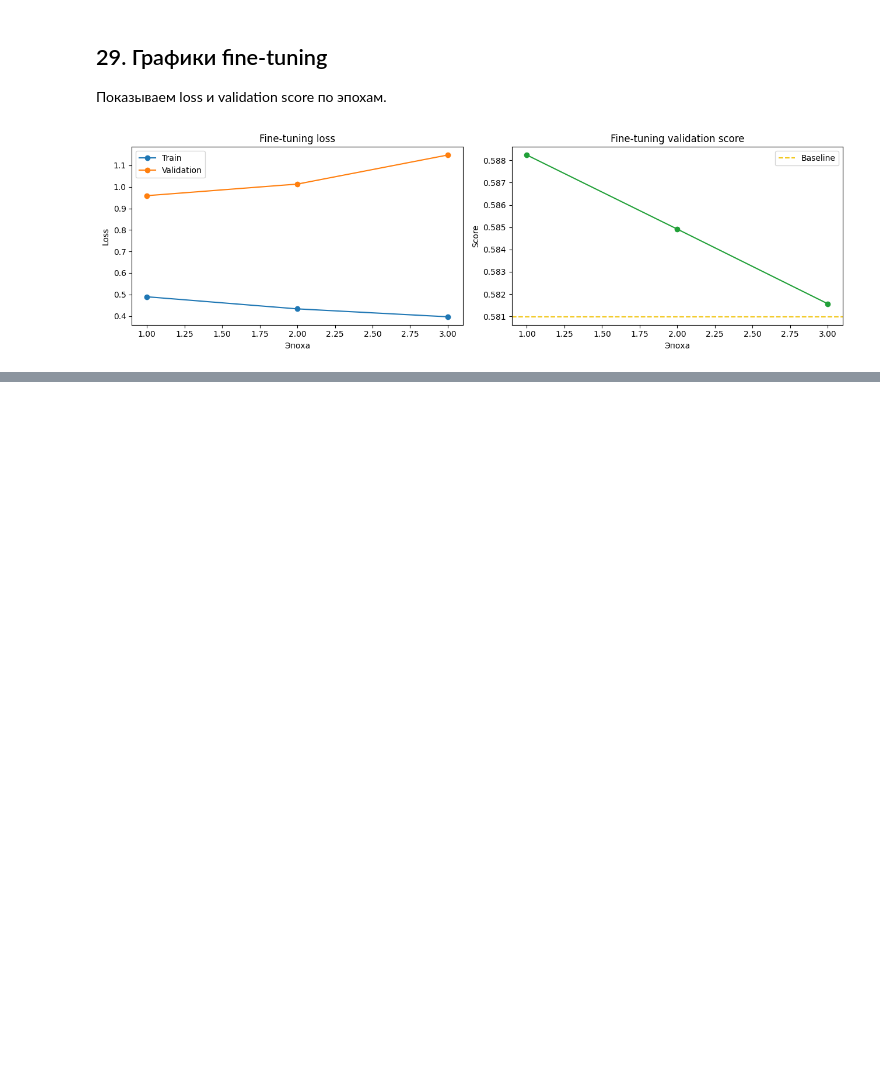
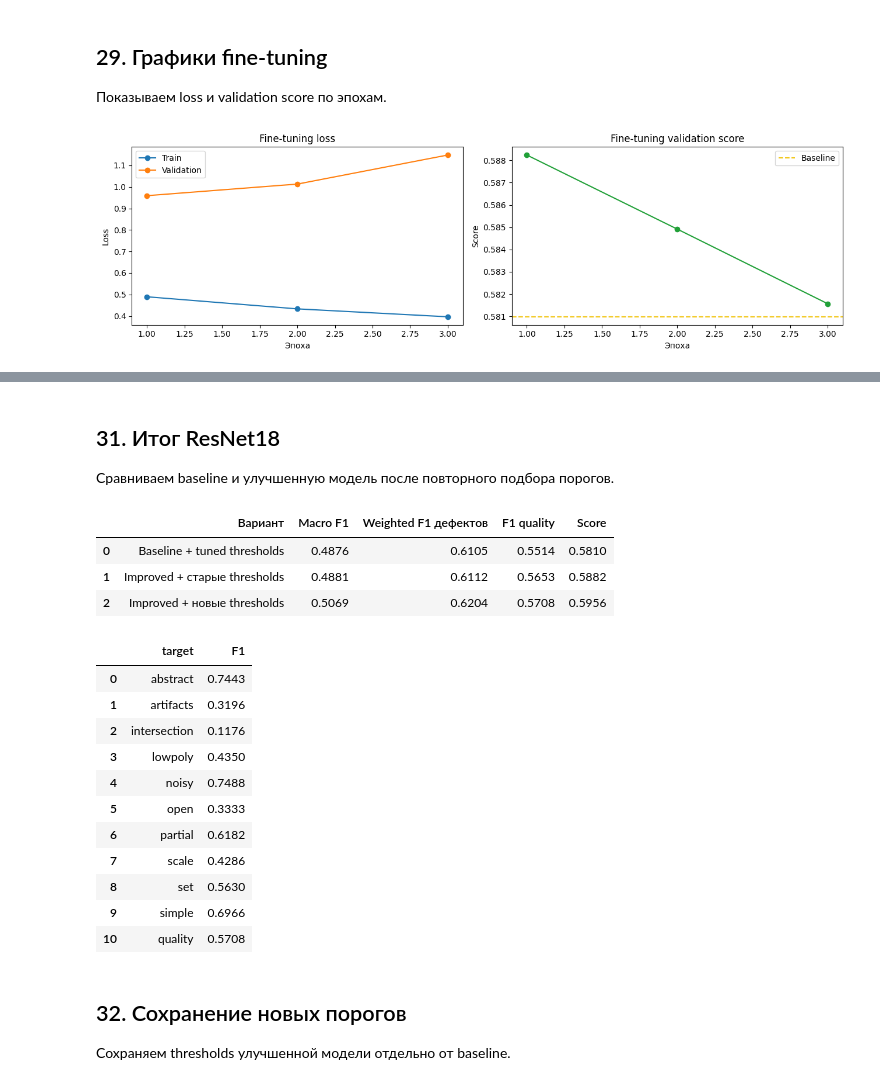
Before and after one commit to gasich27/AI-Challenge-2026-MainStage, a Jupyter notebook: cnn_baseline.ipynb, the cells around one changed output, grey strips where cells are left out. Cells and saved outputs as stored; diff of their text form; code cells hidden in the pictures; blank space fills up the shorter version.

```diff
--- a/cnn_baseline.ipynb
+++ b/cnn_baseline.ipynb
@@ -1190,0 +1247,63 @@ plt.show()
+# %% [markdown]
+## 31. Итог ResNet18
+
+Сравниваем baseline и улучшенную модель после повторного подбора порогов.
+# %%
+improved_tuned_metrics, improved_tuned_summary = calculate_metrics(
+    improved_val_targets,
+    improved_val_probabilities,
+    target_columns,
+    threshold=improved_thresholds
+)
+
+final_resnet_comparison = pd.DataFrame({
+    'Вариант': [
+        'Baseline + tuned thresholds',
+        'Improved + старые thresholds',
+        'Improved + новые thresholds'
+    ],
+    'Macro F1': [
+        tuned_summary['macro_f1'],
+        improved_summary['macro_f1'],
+        improved_tuned_summary['macro_f1']
+    ],
+    'Weighted F1 дефектов': [
+        tuned_summary['defects_weighted_f1'],
+        improved_summary['defects_weighted_f1'],
+        improved_tuned_summary['defects_weighted_f1']
+    ],
+    'F1 quality': [
+        tuned_summary['quality_f1'],
+        improved_summary['quality_f1'],
+        improved_tuned_summary['quality_f1']
+    ],
+    'Score': [
+        tuned_summary['competition_score'],
+        improved_summary['competition_score'],
+        improved_tuned_summary['competition_score']
+    ]
+})
+
+display(final_resnet_comparison.round(4))
+display(improved_tuned_metrics.round(4))
+# %% [output]
+|  | Вариант | Macro F1 | Weighted F1 дефектов | F1 quality | Score |
+| 0 | Baseline + tuned thresholds | 0.4876 | 0.6105 | 0.5514 | 0.5810 |
+| 1 | Improved + старые thresholds | 0.4881 | 0.6112 | 0.5653 | 0.5882 |
+| 2 | Improved + новые thresholds | 0.5069 | 0.6204 | 0.5708 | 0.5956 |
+|  | target | F1 |
+| 0 | abstract | 0.7443 |
+| 1 | artifacts | 0.3196 |
+| 2 | intersection | 0.1176 |
+| 3 | lowpoly | 0.4350 |
+| 4 | noisy | 0.7488 |
+| 5 | open | 0.3333 |
+| 6 | partial | 0.6182 |
+| 7 | scale | 0.4286 |
+| 8 | set | 0.5630 |
+| 9 | simple | 0.6966 |
+| 10 | quality | 0.5708 |
+# %% [markdown]
+## 32. Сохранение новых порогов
+
+Сохраняем thresholds улучшенной модели отдельно от baseline.
```
Also changed, not shown: parts of 4 cells of this notebook, 3 other files.
